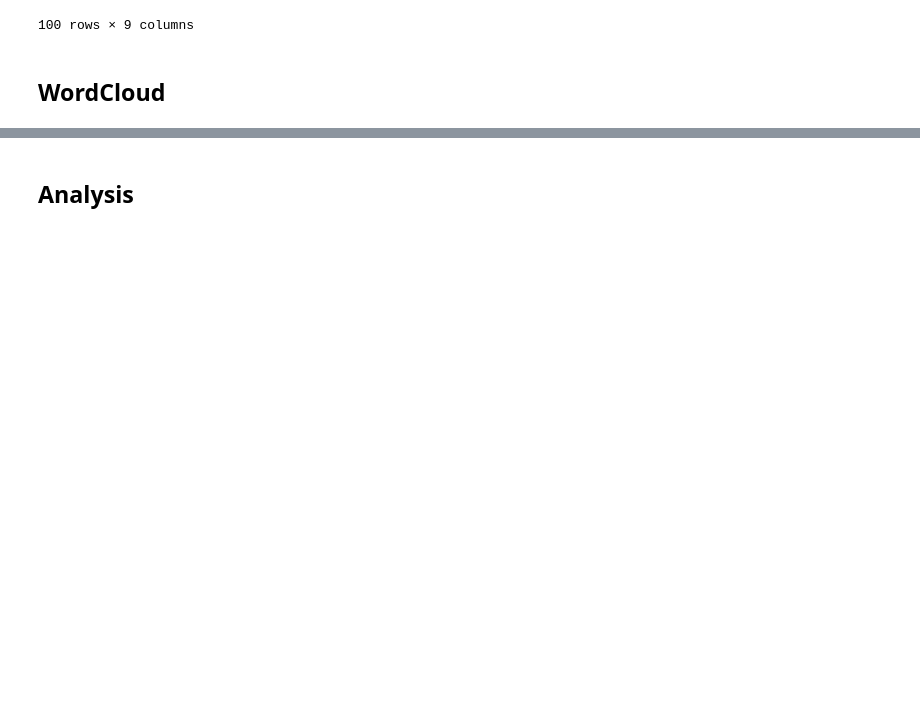
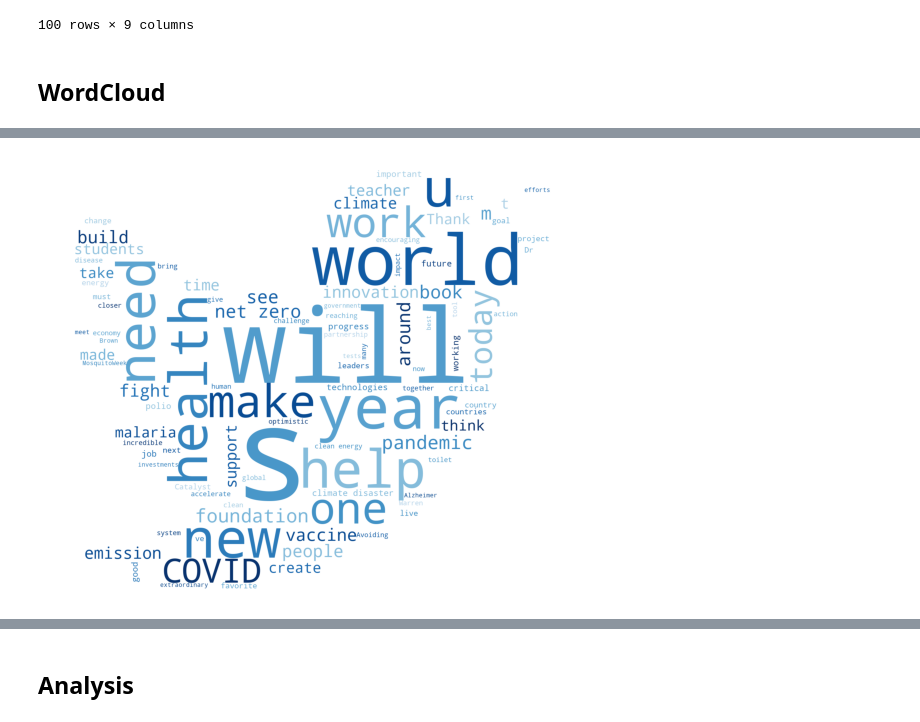
Before and after one commit to JaimeSolisS/Twitter-Sentiment-Analysis, a Jupyter notebook: Sentiment Analysis.ipynb, the cells around one changed output, grey strips where cells are left out. Saved outputs shown, nothing was run; the diff lists cells and outputs as text; code cells hidden in the pictures; blank space fills up the shorter version.

Commit message:
feat style Wordcloud with mask

```diff
--- a/Sentiment Analysis.ipynb
+++ b/Sentiment Analysis.ipynb
@@ -167,0 +175,25 @@ plt.show()
+# %%
+from PIL import Image
+# Create an array from the image you want to use as a mask
+## Your file path will look different
+mask = np.array(Image.open('img/twitter_mask.png'))
+
+# A similar function, but using the mask
+def generate_better_wordcloud(data, title, mask=None):
+    cloud = WordCloud(scale=3,
+                      max_words=100,
+                      colormap=new_color_map,
+                      mask=mask,
+                      background_color='white',
+                      collocations=True).generate_from_text(data)
+
+    plt.figure(figsize=(10,8))
+    plt.imshow(cloud)
+    plt.axis('off')
+    plt.title(title)
+    plt.show()
+
+# Use the function with the rome_corpus and our mask to create word cloud
+generate_better_wordcloud(allWords, "", mask=mask)
+# %% [output]
+[figure, added]
```
Also changed, not shown: parts of 6 cells of this notebook, 1 other file.
